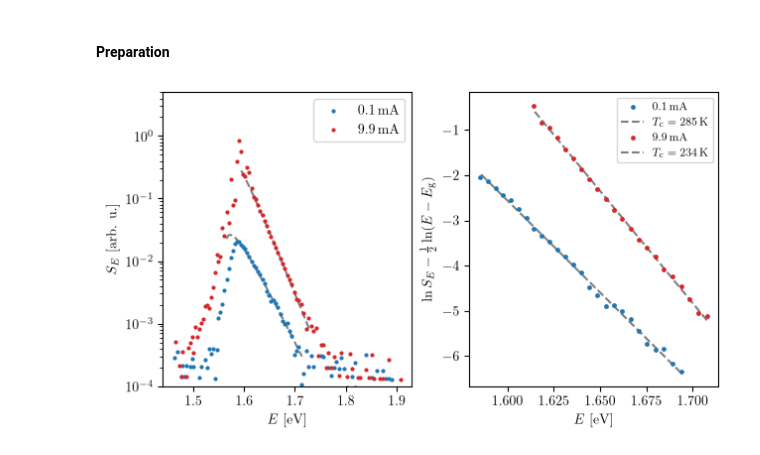
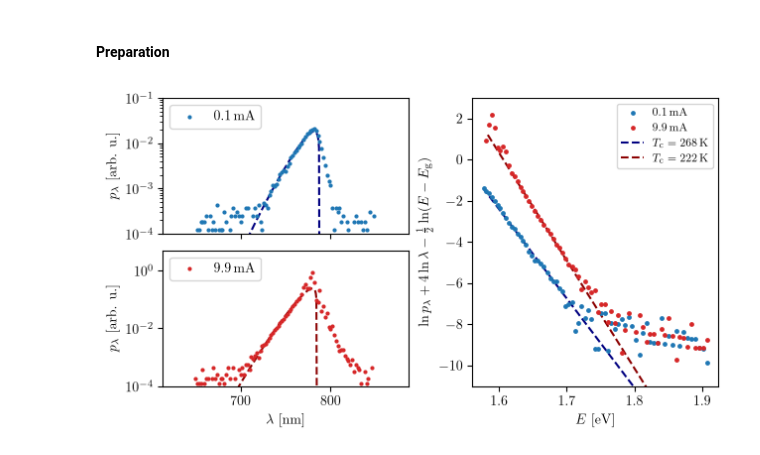
Before and after one commit to slegt/semiconductor_lab_1, a Jupyter notebook: b7/python/task3.ipynb, the cells around one changed output. Saved outputs shown, nothing was run; the diff lists cells and outputs as text; code cells hidden in the pictures.

```diff
--- a/b7/python/task3.ipynb
+++ b/b7/python/task3.ipynb
@@ -41,10 +42 @@ df_sub: pd.DataFrame = read_spectrum(data_dir / "9.9mA.txt")
-# %%
-LAMBDA_REF_NM: float = 780.0  # only sets the arbitrary scale of the density below
-
-# Lock-in signal converted from a per-wavelength to a per-energy spectral density. The scan
-# steps the detection monochromator in constant intervals of wavelength, so the recorded
-# signal is proportional to I_lambda. The line shape model is written for I_E, and
-# I_E = I_lambda |dlambda/dE| with |dlambda/dE| = lambda^2 / (h c).
-df_led["S_E"] = df_led["signal"] * (df_led["lambda_nm"] / LAMBDA_REF_NM) ** 2
-df_sub["S_E"] = df_sub["signal"] * (df_sub["lambda_nm"] / LAMBDA_REF_NM) ** 2
 # %% [markdown]
@@ -52,5 +56,5 @@ df_sub["S_E"] = df_sub["signal"] * (df_sub["lambda_nm"] / LAMBDA_REF_NM) ** 2
 # %%
-WINDOW_LED: tuple[float, float] = (732.0, 782.0)
+WINDOW_LED: tuple[float, float] = (732.0, 775.0)
 WINDOW_SUB: tuple[float, float] = (726.0, 768.0)
 
 KB_EV: float = constants.k / constants.e  # Boltzmann constant in eV/K
@@ -158,46 +207,55 @@ ln_S_sub_flat_fit = ln_A_sub - x_sub / (KB_EV * T_c_sub)
 # %%
 with plt.rc_context(DOUBLE_COLUMN):
-    fig, (ax1, ax2) = plt.subplots(ncols=2, layout="constrained")
+    fig: Figure = plt.figure(layout="constrained")
+    axs: dict[str, Axes] = fig.subplot_mosaic([["led", "flat"], ["sub", "flat"]])
+    ax_led: Axes = axs["led"]
+    ax_sub: Axes = axs["sub"]
+    ax_flat: Axes = axs["flat"]
+    ax_led.sharex(ax_sub)
 
-    ax1.scatter(df_led["E_eV"], df_led["S_E"], s=4, color="tab:blue", label=r"\qty{0.1}{\milli\ampere}")
-    ax1.scatter(df_sub["E_eV"], df_sub["S_E"], s=4, color="tab:red", label=r"\qty{9.9}{\milli\ampere}")
+    ax_led.scatter(df_led["lambda_nm"], df_led["signal"], s=4, color="tab:blue", label=r"\qty{0.1}{\milli\ampere}")
+    ax_led.plot(lambda_led_curve, p_led_curve, color="navy", linestyle="--", zorder=-1)
+    ax_led.set_yscale("log")
+    ax_led.set_ylim(1e-4, 1e-1)
+    ax_led.set_ylabel(r"$p_\lambda$ [arb. u.]")
+    ax_led.tick_params(labelbottom=False)
+    ax_led.legend(loc="upper left")
 
-    ax1.plot(E_sub_curve, S_sub_curve, color="grey", linestyle="--", zorder=-1)
-    ax1.plot(E_led_curve, S_led_curve, color="grey", linestyle="--", zorder=-1)
+    ax_sub.scatter(df_sub["lambda_nm"], df_sub["signal"], s=4, color="tab:red", label=r"\qty{9.9}{\milli\ampere}")
+    ax_sub.plot(lambda_sub_curve, p_sub_curve, color="darkred", linestyle="--", zorder=-1)
+    ax_sub.set_yscale("log")
+    ax_sub.set_ylim(1e-4, 5)
+    ax_sub.set_ylabel(r"$p_\lambda$ [arb. u.]")
+    ax_sub.set_xlabel(r"$\lambda$ [\unit{\nano\meter}]")
+    ax_sub.legend(loc="upper left")
 
-    ax1.set_yscale("log")
-    ax1.set_ylim(1e-4, 5)
-    ax1.legend(loc="upper right")
-
-    ax1.set_xlabel(r"$E$ [\unit{\electronvolt}]")
-    ax1.set_ylabel(r"$S_E$ [arb. u.]")
-
-    ax2.scatter(E_led, ln_S_led_flat, s=6, color="tab:blue", label=r"\qty{0.1}{\milli\ampere}")
-    ax2.scatter(E_sub, ln_S_sub_flat, s=6, color="tab:red", label=r"\qty{9.9}{\milli\ampere}")
-    ax2.plot(
-        E_led,
-        ln_S_led_flat_fit,
-        color="grey",
+    ax_flat.scatter(E_led_flat, ln_p_led_flat, s=6, color="tab:blue", label=r"\qty{0.1}{\milli\ampere}")
+    ax_flat.scatter(E_sub_flat, ln_p_sub_flat, s=6, color="tab:red", label=r"\qty{9.9}{\milli\ampere}")
+    ax_flat.plot(
+        E_led_flat,
+        ln_p_led_flat_fit,
+        color="navy",
         linestyle="--",
         zorder=-1,
         label=rf"$T_\mathrm{{c}} = \qty{{{T_c_led:.0f}}}{{\kelvin}}$",
     )
-    ax2.plot(
-        E_sub,
-        ln_S_sub_flat_fit,
-        color="grey",
+    ax_flat.plot(
+        E_sub_flat,
+        ln_p_sub_flat_fit,
+        color="darkred",
         linestyle="--",
         zorder=-1,
         label=rf"$T_\mathrm{{c}} = \qty{{{T_c_sub:.0f}}}{{\kelvin}}$",
     )
-    ax2.set_xlabel(r"$E$ [\unit{\electronvolt}]")
-    ax2.set_ylabel(r"$\ln S_E - \frac{1}{2} \ln (E - E_\mathrm{g})$")
-    ax2.legend(loc="upper right", fontsize=8)
+    ax_flat.set_ylim(-11, 3)
+    ax_flat.set_xlabel(r"$E$ [\unit{\electronvolt}]")
+    ax_flat.set_ylabel(r"$\ln p_\lambda + 4 \ln \lambda - \frac{1}{2} \ln (E - E_\mathrm{g})$")
+    ax_flat.legend(loc="upper right", fontsize=8)
 
-    fig.savefig(export_dir / "spontaneous_emission.pdf")
+    fig.savefig(export_dir / "task3.pdf")
     plt.show()
 # %% [output]
-[figure, old version]
+[figure, new version]
 # %% [markdown]
 ### Result
 
```
Also changed, not shown: parts of 9 cells of this notebook, 21 other files.
